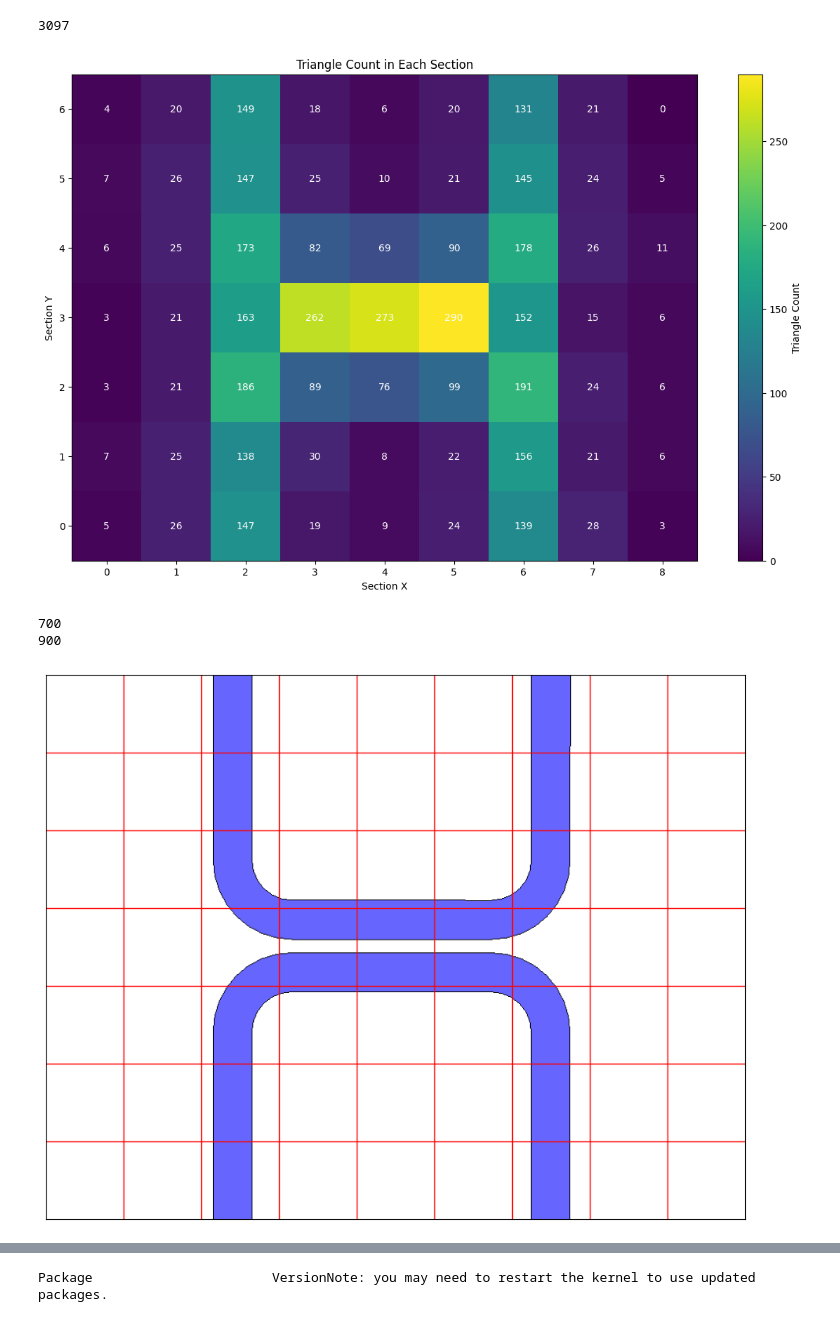
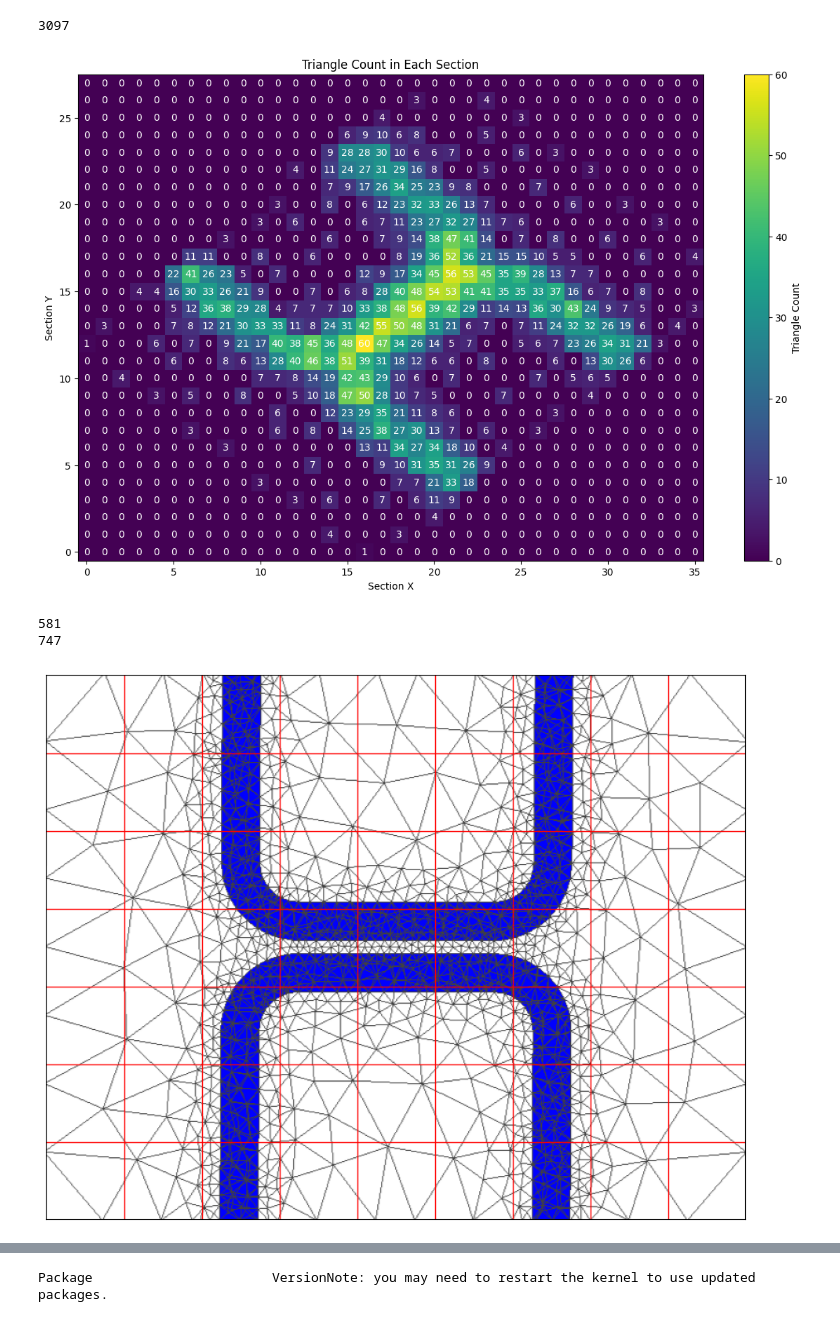
Before and after one commit to kumarrohit26/ai-mesh-generation, a Jupyter notebook: notebooks/mesh-density.ipynb, the cells around one changed output, grey strips where cells are left out. Cells and saved outputs as stored; diff of their text form; code cells hidden in the pictures.

Commit message:
test data creation

```diff
--- a/notebooks/mesh-density.ipynb
+++ b/notebooks/mesh-density.ipynb
@@ -14,13 +14,22 @@ def calculate_area_of_triangle(triangle_vertices):
     area = 0.5 * np.linalg.norm(cross_product)
     return area
 # %%
-stl_data = mesh.Mesh.from_file('../data/stl/Microstrip_Coupler_1_data.stl')
+stl_data = mesh.Mesh.from_file('../data/stl/rotated_image_45.stl')
 # %%
 triangles = stl_data.vectors
 # %%
 print(len(triangles))
 # %% [output]
 5444
+# %%
+all_vertices = np.concatenate(triangles, axis=0)
+max_x = np.max(all_vertices[:, 0])
+max_y = np.max(all_vertices[:, 1])
+max_z = np.max(all_vertices[:, 2])
+
+Z_AXIS = 9.9
+IMAGE_WIDTH = max_x
+IMAGE_HEIGHT = max_y
 # %%
 # Find the triangles whose vertices lie on the Z-axis
 z_axis_triangles = []
@@ -83,38 +92,38 @@ for section_y in range(num_sections_y):
                             ha='center', va='center', color='w')
 plt.show()
 # %% [output]
-[figure, old version]
+[figure, new version]
 # %%
-image = plt.imread('../data/images/Microstrip_Coupler.png')
+image = plt.imread('../data/images/Microstrip_Coupler_mesh.png')
 height, width, _ = image.shape
 print(height)
 print(width)
 grid_width = width // num_sections_x
 grid_height = height // num_sections_y
 # Create a new figure
 fig, ax = plt.subplots(figsize=(15,9))
 
 # Display the image
 ax.imshow(image)
 
 # Add the grid to the image
 for x in range(grid_width, width, grid_width):
     ax.axvline(x, color='red', linewidth=1)
 
 for y in range(grid_height, height, grid_height):
     ax.axhline(y, color='red', linewidth=1)
 
 # Optionally, you can also hide the axis ticks and labels
 ax.set_xticks([])
 ax.set_yticks([])
 ax.set_xticklabels([])
 ax.set_yticklabels([])
 
 plt.show()
 # %% [output]
-700
-900
+581
+747
-[figure, old version]
+[figure, new version]
 # %%
 triangle_areas = [calculate_area_of_triangle(triangle) for triangle in z_axis_triangles]
 # %%
```
Also changed, not shown: parts of 7 cells of this notebook, 10 other files.
